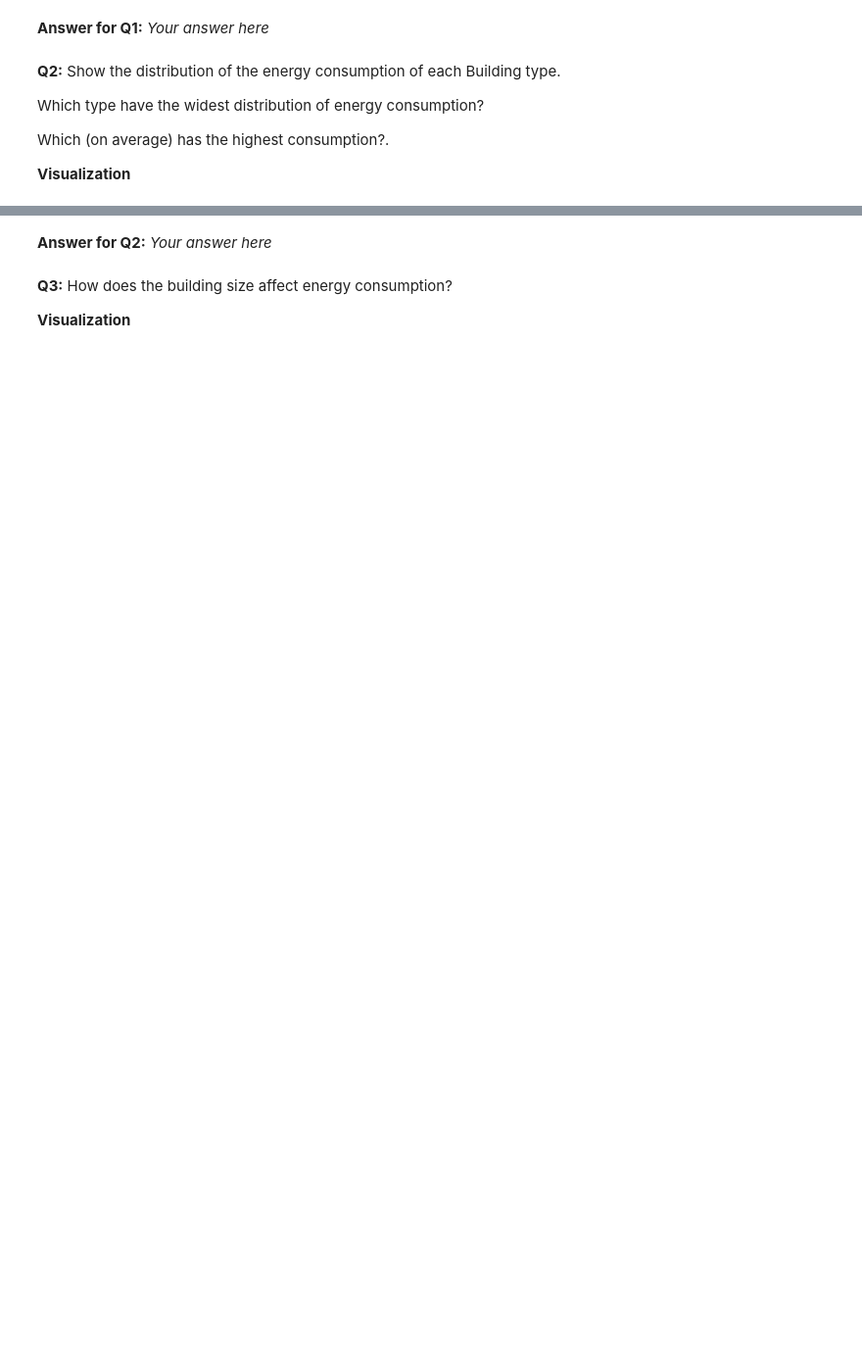
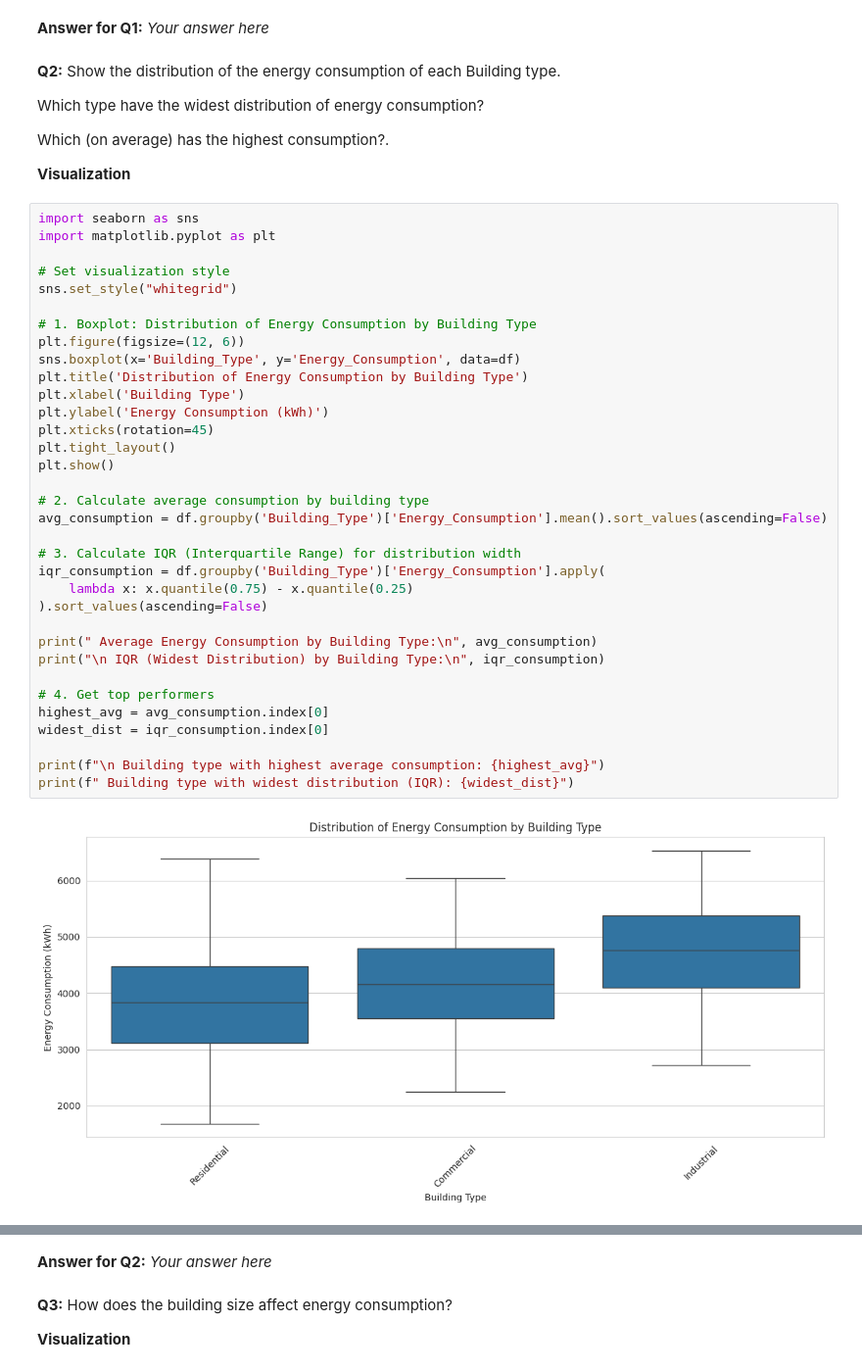
Before and after one commit to danasalem/my-new-repo, a Jupyter notebook: regression_mini_project.ipynb, the cells around one changed output, grey strips where cells are left out. Shown at 98% size. Saved outputs shown, nothing was run; the diff lists cells and outputs as text; blank space fills up the shorter version.

```diff
--- a/regression_mini_project.ipynb
+++ b/regression_mini_project.ipynb
@@ -98,3 +312,39 @@ Which type have the widest distribution of energy consumption?
 Which (on average) has the highest consumption?.
 
 **Visualization**
+# %%
+import seaborn as sns
+import matplotlib.pyplot as plt
+
+# Set visualization style
+sns.set_style("whitegrid")
+
+# 1. Boxplot: Distribution of Energy Consumption by Building Type
+plt.figure(figsize=(12, 6))
+sns.boxplot(x='Building_Type', y='Energy_Consumption', data=df)
+plt.title('Distribution of Energy Consumption by Building Type')
+plt.xlabel('Building Type')
+plt.ylabel('Energy Consumption (kWh)')
+plt.xticks(rotation=45)
+plt.tight_layout()
+plt.show()
+
+# 2. Calculate average consumption by building type
+avg_consumption = df.groupby('Building_Type')['Energy_Consumption'].mean().sort_values(ascending=False)
+
+# 3. Calculate IQR (Interquartile Range) for distribution width
+iqr_consumption = df.groupby('Building_Type')['Energy_Consumption'].apply(
+    lambda x: x.quantile(0.75) - x.quantile(0.25)
+).sort_values(ascending=False)
+
+print(" Average Energy Consumption by Building Type:\n", avg_consumption)
+print("\n IQR (Widest Distribution) by Building Type:\n", iqr_consumption)
+
+# 4. Get top performers
+highest_avg = avg_consumption.index[0]
+widest_dist = iqr_consumption.index[0]
+
+print(f"\n Building type with highest average consumption: {highest_avg}")
+print(f" Building type with widest distribution (IQR): {widest_dist}")
+# %% [output]
+[figure, added]
```
Also changed, not shown: parts of 14 cells of this notebook.
